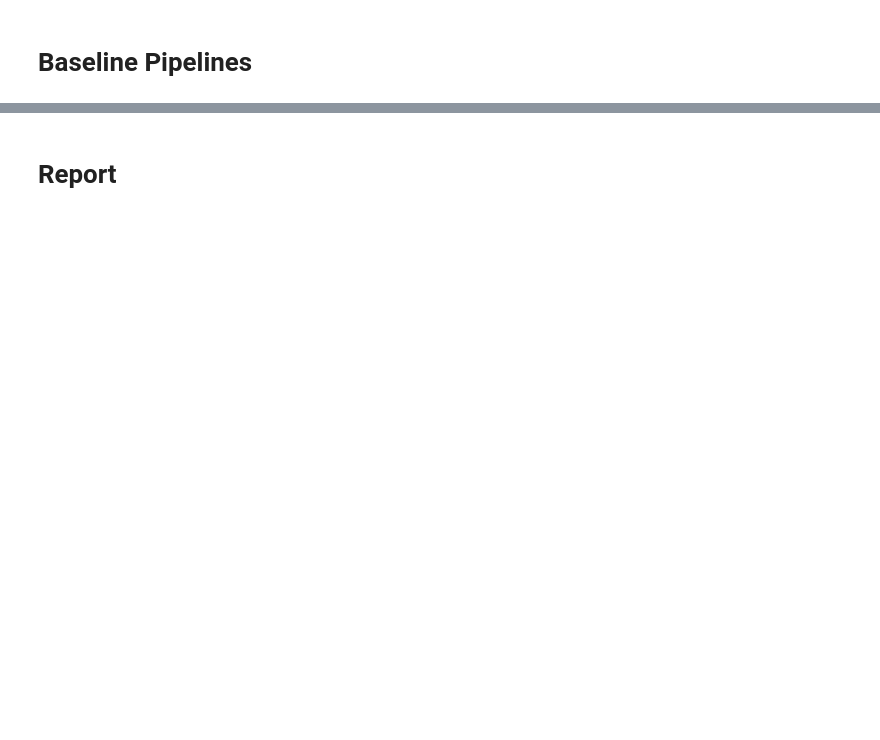
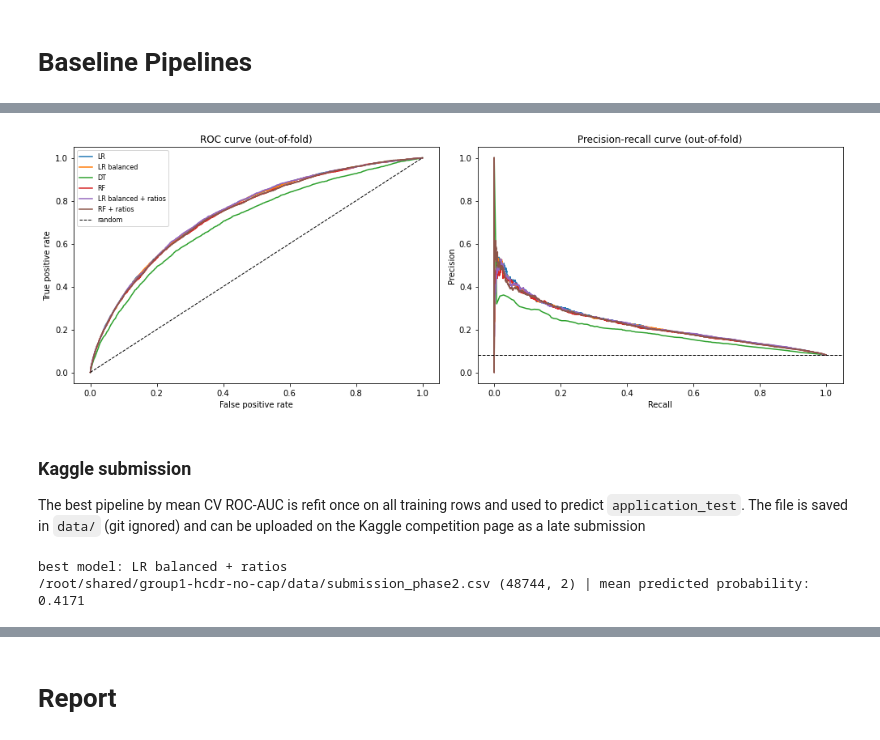
Before and after one commit to sierrathoune-sketch/group1-hcdr-no-cap, a Jupyter notebook: notebooks/phase2.ipynb, the cells around one changed output, grey strips where cells are left out. Saved outputs shown, nothing was run; the diff lists cells and outputs as text; code cells hidden in the pictures; blank space fills up the shorter version.

```diff
--- a/notebooks/phase2.ipynb
+++ b/notebooks/phase2.ipynb
@@ -516,0 +894,26 @@ plt.show()
+# %%
+from scipy.stats import loguniform, randint
+from sklearn.model_selection import RandomizedSearchCV, StratifiedKFold
+from sklearn.tree import DecisionTreeClassifier
+
+# hyperparameters are tuned on the 50k tuning subset only, with a 3-fold inner split
+inner_cv = StratifiedKFold(n_splits=3, shuffle=True, random_state=SEED + 1)
+
+searches = {
+    "LR": (LogisticRegression(max_iter=1000, class_weight="balanced"),
+           {"model__C": loguniform(1e-3, 1e1)}),
+    "DT": (DecisionTreeClassifier(class_weight="balanced", random_state=SEED),
+           {"model__max_depth": randint(3, 13), "model__min_samples_leaf": randint(20, 500)}),
+    "RF": (RandomForestClassifier(n_estimators=100, class_weight="balanced_subsample",
+                                  n_jobs=-1, random_state=SEED),
+           {"model__max_depth": randint(6, 21), "model__min_samples_leaf": randint(10, 200),
+            "model__max_features": ["sqrt", 0.3]}),
+}
+
+best = {}
+for name, (est, space) in searches.items():
+    search = RandomizedSearchCV(build_pipeline(est), space, n_iter=6, scoring="roc_auc",
+                                cv=inner_cv, random_state=SEED, refit=False)
+    search.fit(X_dev, y_dev)
+    best[name] = {k.removeprefix("model__"): v for k, v in search.best_params_.items()}
+    print(f"{name}: inner-cv ROC-AUC {search.best_score_:.4f}  {best[name]}")
@@ -516,0 +983,40 @@ plt.show()
+# %%
+from sklearn.metrics import precision_recall_curve, roc_curve
+
+fig, axes = plt.subplots(1, 2, figsize=(14, 5))
+for name, oof in OOF.items():
+    if name.startswith("Dummy"):
+        continue
+    fpr, tpr, _ = roc_curve(y_eval, oof)
+    prec, rec, _ = precision_recall_curve(y_eval, oof)
+    axes[0].plot(fpr, tpr, label=name)
+    axes[1].plot(rec, prec, label=name)
+axes[0].plot([0, 1], [0, 1], "k--", lw=1, label="random")
+axes[0].set(title="ROC curve (out-of-fold)", xlabel="False positive rate", ylabel="True positive rate")
+axes[1].axhline(y_eval.mean(), color="k", ls="--", lw=1, label="random (default rate)")
+axes[1].set(title="Precision-recall curve (out-of-fold)", xlabel="Recall", ylabel="Precision")
+axes[0].legend(fontsize=8)
+plt.tight_layout()
+plt.show()
+# %% [output]
+[figure, added]
+# %% [markdown]
+### Kaggle submission
+
+The best pipeline by mean CV ROC-AUC is refit once on all training rows and used to predict `application_test`. The file is saved in `data/` (git ignored) and can be uploaded on the Kaggle competition page as a late submission
+# %%
+# refit the best pipeline (by mean CV ROC-AUC) once on all training rows and predict the test set
+best_name = max((n for n in FOLDS if not n.startswith("Dummy")), key=lambda n: FOLDS[n]["roc_auc"].mean())
+print("best model:", best_name)
+
+final = clone(PIPES[best_name]).fit(X, y)
+submission = pd.DataFrame({
+    "SK_ID_CURR": test_raw["SK_ID_CURR"],
+    "TARGET": final.predict_proba(X_test)[:, 1],
+})
+out = os.path.join(DATA_DIR, "submission_phase2.csv")   # data/ is git ignored
+submission.to_csv(out, index=False)
+print(out, submission.shape, "| mean predicted probability:", submission["TARGET"].mean().round(4))
+# %% [output]
+best model: LR balanced + ratios
+/root/shared/group1-hcdr-no-cap/data/submission_phase2.csv (48744, 2) | mean predicted probability: 0.4171
```
Also changed, not shown: parts of 28 cells of this notebook.
